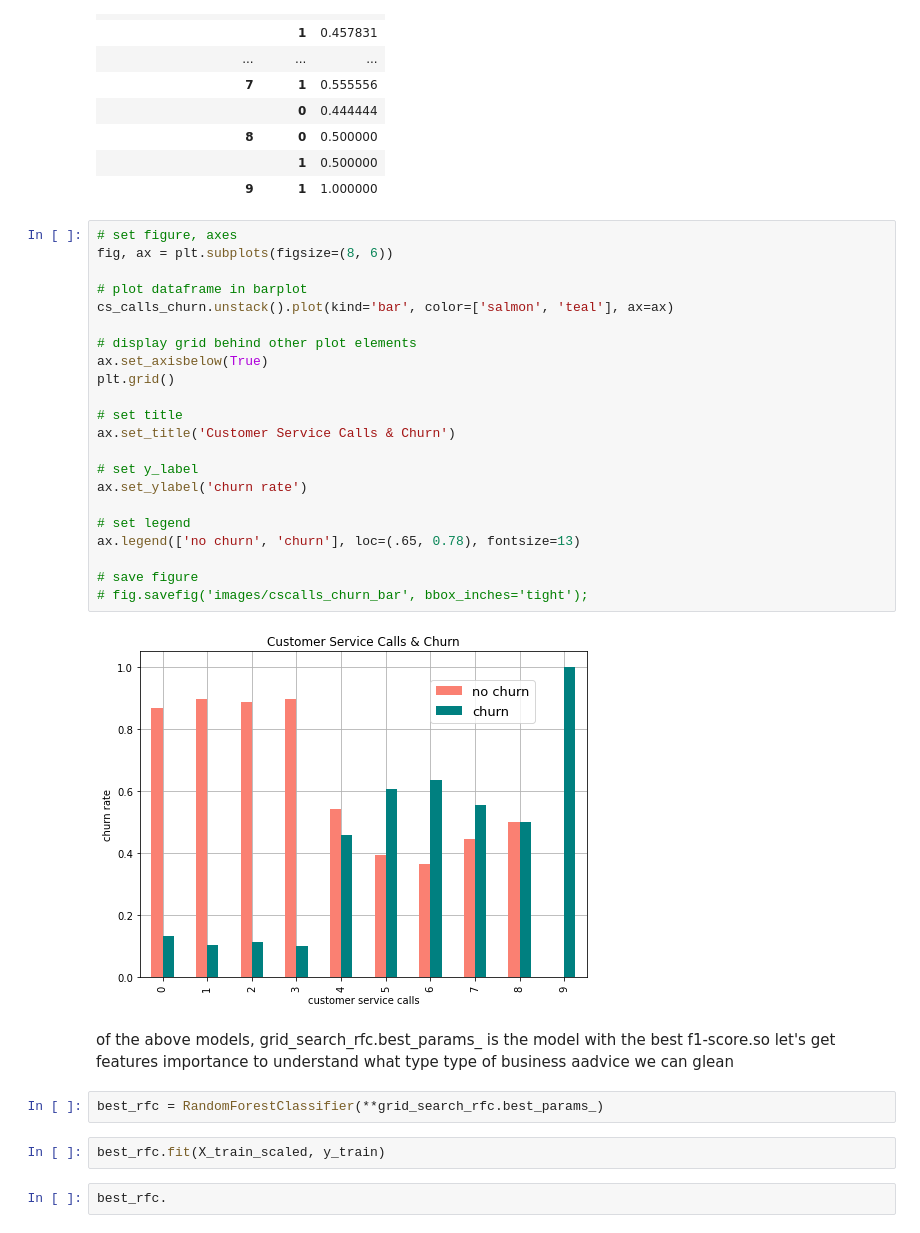
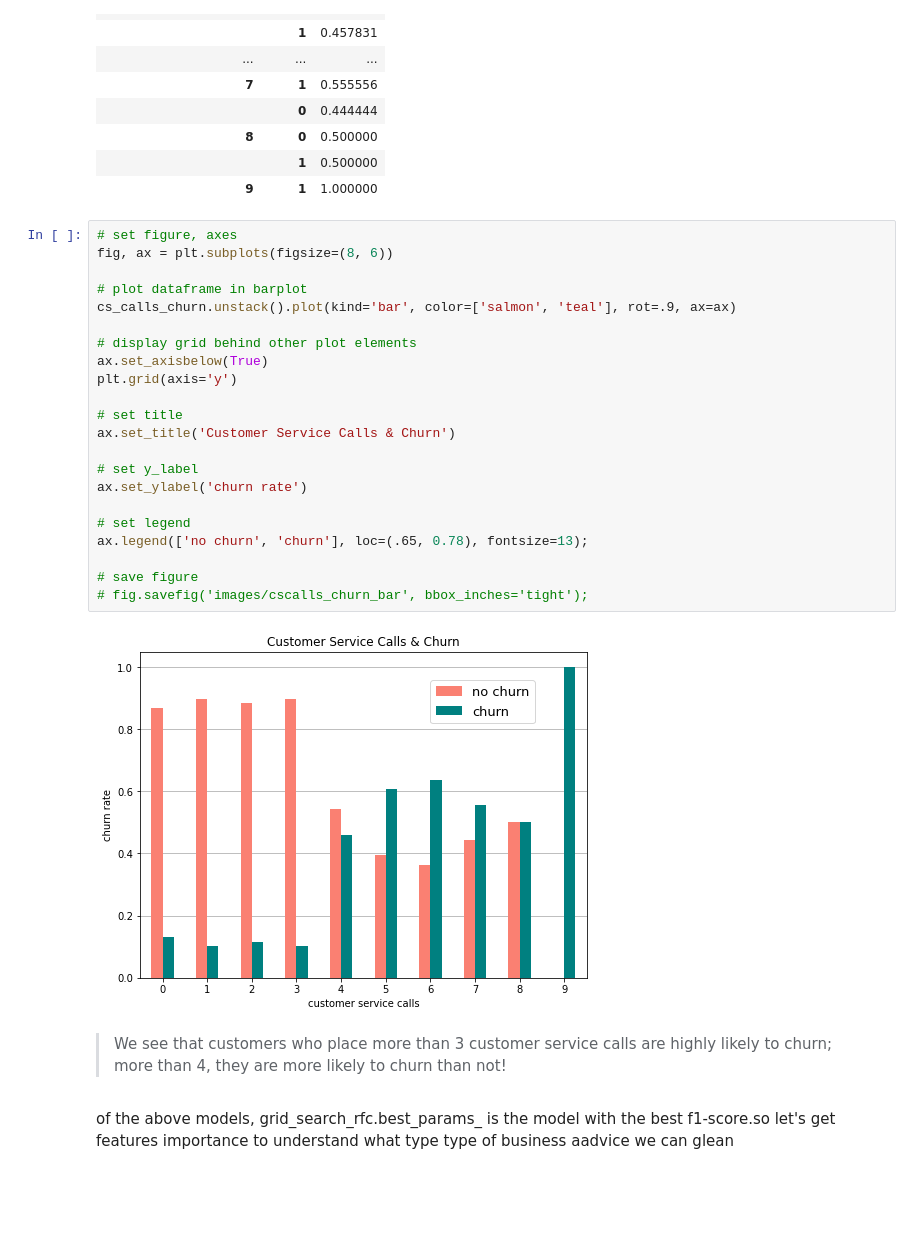
Before and after one commit to terminalcoder/Churn-in-Telecom, a Jupyter notebook: notebook.ipynb, the cells around one changed output. Saved outputs shown, nothing was run; the diff lists cells and outputs as text; blank space fills up the shorter version.

```diff
--- a/notebook.ipynb
+++ b/notebook.ipynb
@@ -634,32 +636,28 @@ cs_calls_churn
 # %%
 # set figure, axes
 fig, ax = plt.subplots(figsize=(8, 6))
 
 # plot dataframe in barplot
-cs_calls_churn.unstack().plot(kind='bar', color=['salmon', 'teal'], ax=ax)
+cs_calls_churn.unstack().plot(kind='bar', color=['salmon', 'teal'], rot=.9, ax=ax)
 
 # display grid behind other plot elements
 ax.set_axisbelow(True)
-plt.grid()
+plt.grid(axis='y')
 
 # set title
 ax.set_title('Customer Service Calls & Churn')
 
 # set y_label
 ax.set_ylabel('churn rate')
 
 # set legend
-ax.legend(['no churn', 'churn'], loc=(.65, 0.78), fontsize=13)
+ax.legend(['no churn', 'churn'], loc=(.65, 0.78), fontsize=13);
 
 # save figure
 # fig.savefig('images/cscalls_churn_bar', bbox_inches='tight');
 # %% [output]
-[figure, old version]
+[figure, new version]
+# %% [markdown]
+> We see that customers who place more than 3 customer service calls are highly likely to churn; more than 4, they are more likely to churn than not!
 # %% [markdown]
 of the above models, grid_search_rfc.best_params_ is the model with the best f1-score.so let's get features importance to understand what type type of business aadvice we can glean
-# %%
-best_rfc = RandomForestClassifier(**grid_search_rfc.best_params_)
-# %%
-best_rfc.fit(X_train_scaled, y_train)
-# %%
-best_rfc.
```
Also changed, not shown: parts of 25 cells of this notebook, 1 other file.
